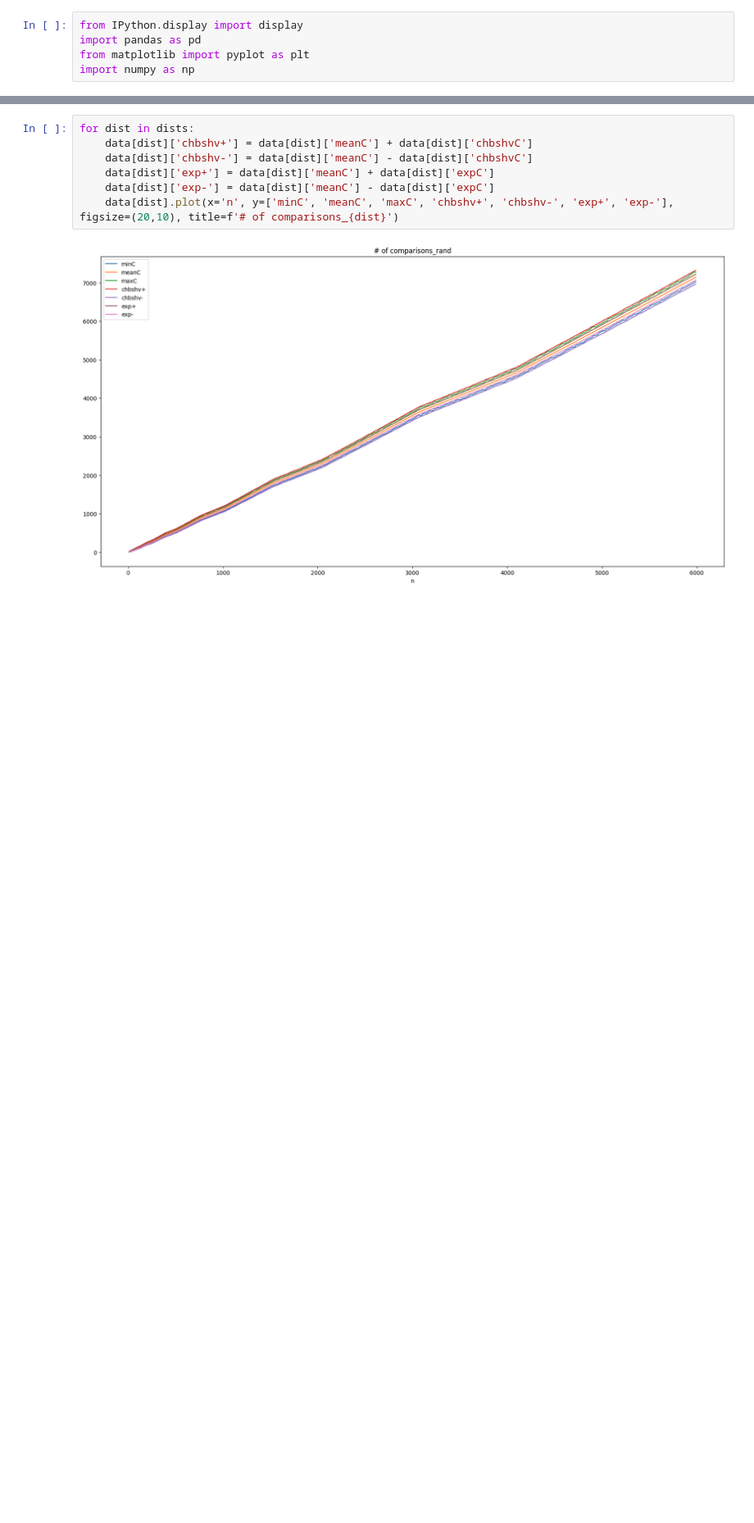
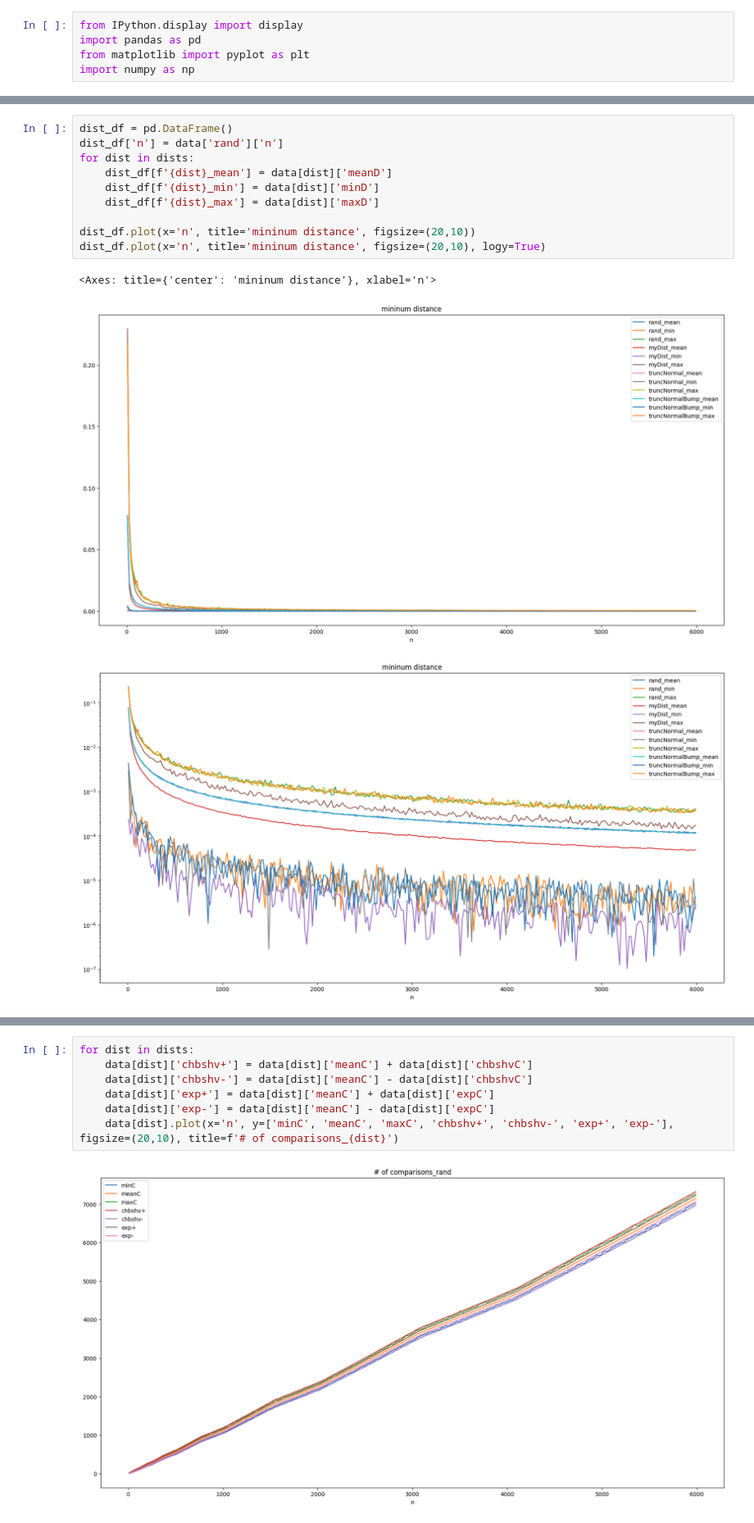
Before and after one commit to pucikplay/MPA, a Jupyter notebook: L4/l4.ipynb, the cells around one changed output, grey strips where cells are left out. Shown at 82% size. Saved outputs shown, nothing was run; the diff lists cells and outputs as text; blank space fills up the shorter version.

```diff
--- a/L4/l4.ipynb
+++ b/L4/l4.ipynb
@@ -81,3 +58,17 @@ cmpsDiv_df.plot(x='n', title='# of comparisons/1.16*n', figsize=(20,10), ylim=(0
+# %%
+dist_df = pd.DataFrame()
+dist_df['n'] = data['rand']['n']
+for dist in dists:
+    dist_df[f'{dist}_mean'] = data[dist]['meanD']
+    dist_df[f'{dist}_min'] = data[dist]['minD']
+    dist_df[f'{dist}_max'] = data[dist]['maxD']
+
+dist_df.plot(x='n', title='mininum distance', figsize=(20,10))
+dist_df.plot(x='n', title='mininum distance', figsize=(20,10), logy=True)
+# %% [output]
+<Axes: title={'center': 'mininum distance'}, xlabel='n'>
+[figure, added]
+[figure, added]
 # %%
 time_df = pd.DataFrame()
 time_df['n'] = data['rand']['n']
```
Also changed, not shown: parts of 7 cells of this notebook, 6 other files.
